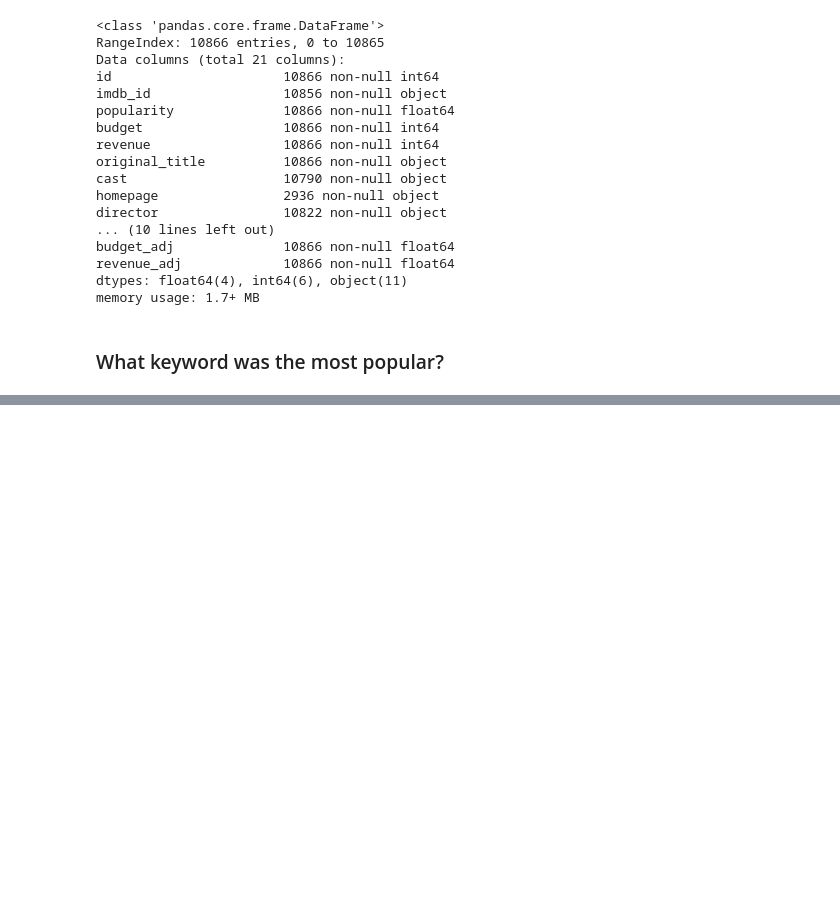
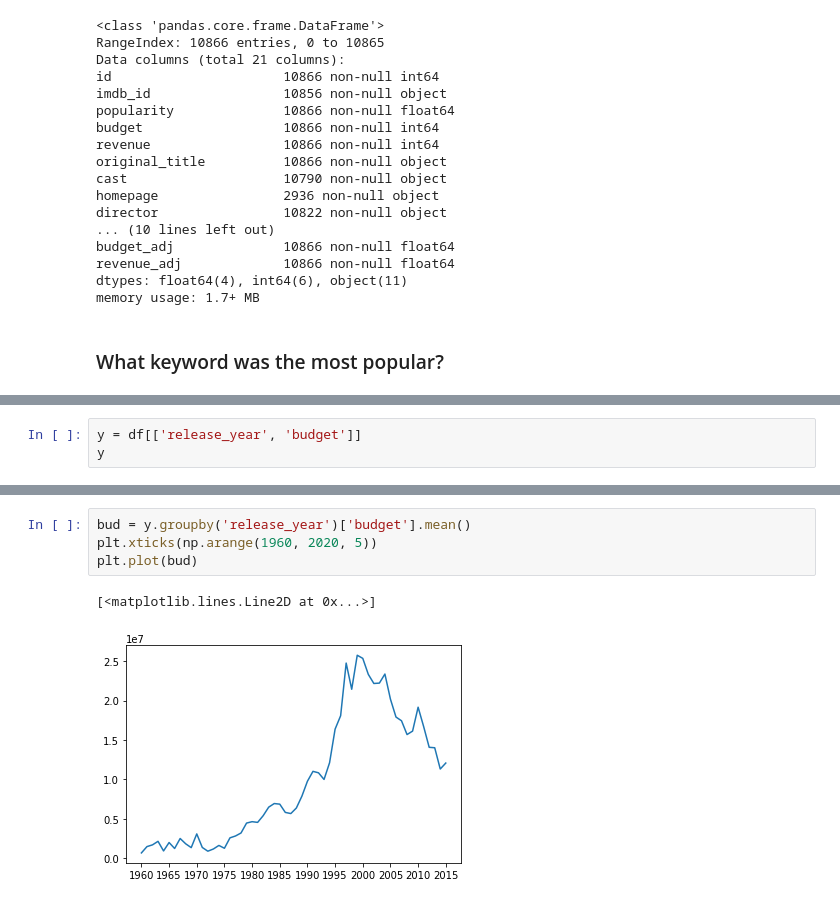
Before and after one commit to ibragimoveldor/Data-Analyst-Projects, a Jupyter notebook: Project_2/Final_submission/Questions.ipynb, the cells around one changed output, grey strips where cells are left out. Drawn from its saved outputs; the diff is of its cells as text; blank space fills up the shorter version.

```diff
--- a/Project_2/Final_submission/Questions.ipynb
+++ b/Project_2/Final_submission/Questions.ipynb
@@ -105,0 +173,3 @@ plt.xticks(rotation=90)
+# %%
+y = df[['release_year', 'budget']]
+y
@@ -105,0 +195,7 @@ plt.xticks(rotation=90)
+# %%
+bud = y.groupby('release_year')['budget'].mean()
+plt.xticks(np.arange(1960, 2020, 5))
+plt.plot(bud)
+# %% [output]
+[<matplotlib.lines.Line2D at 0x...>]
+[figure, added]
```
Also changed, not shown: parts of 28 cells of this notebook, 5 other files.
